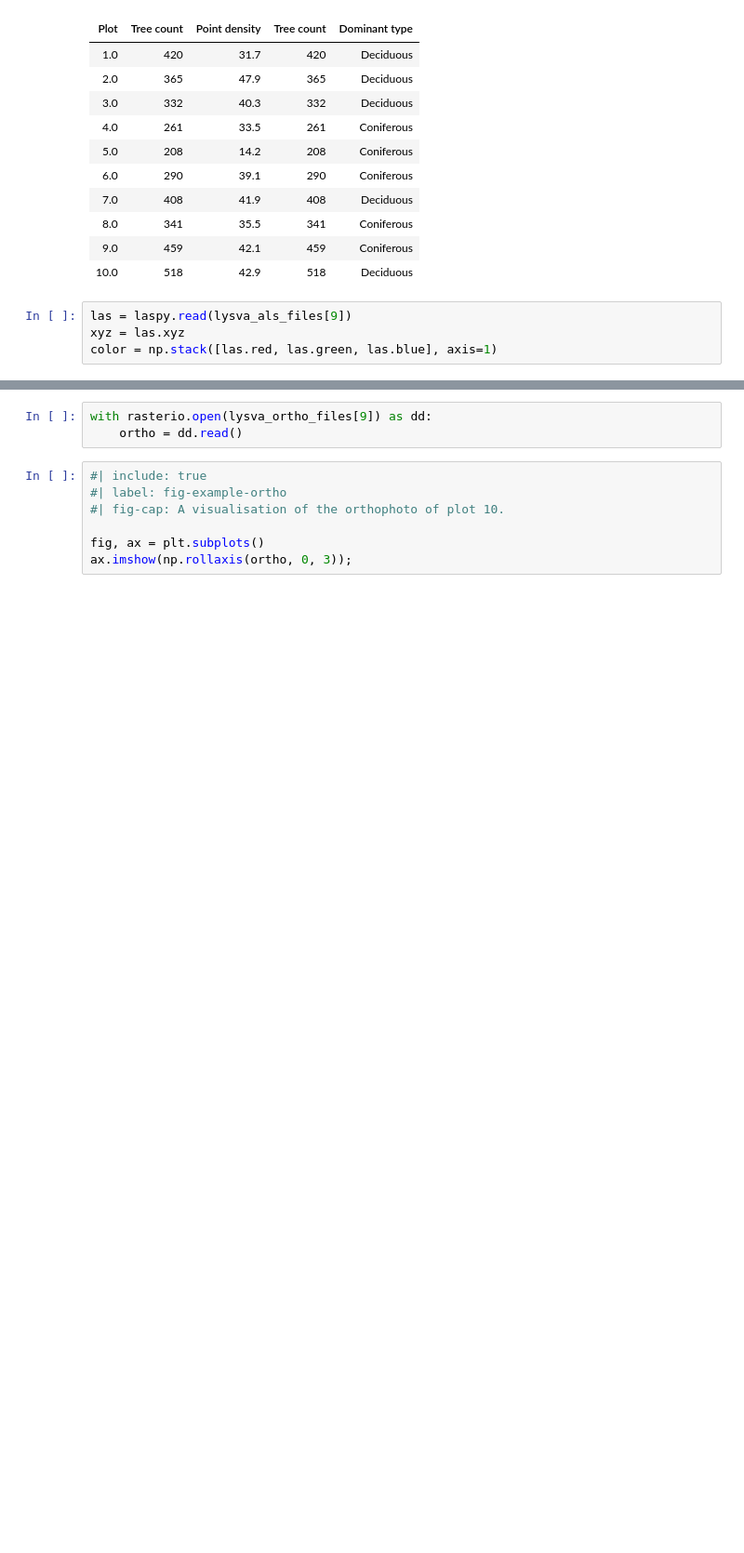
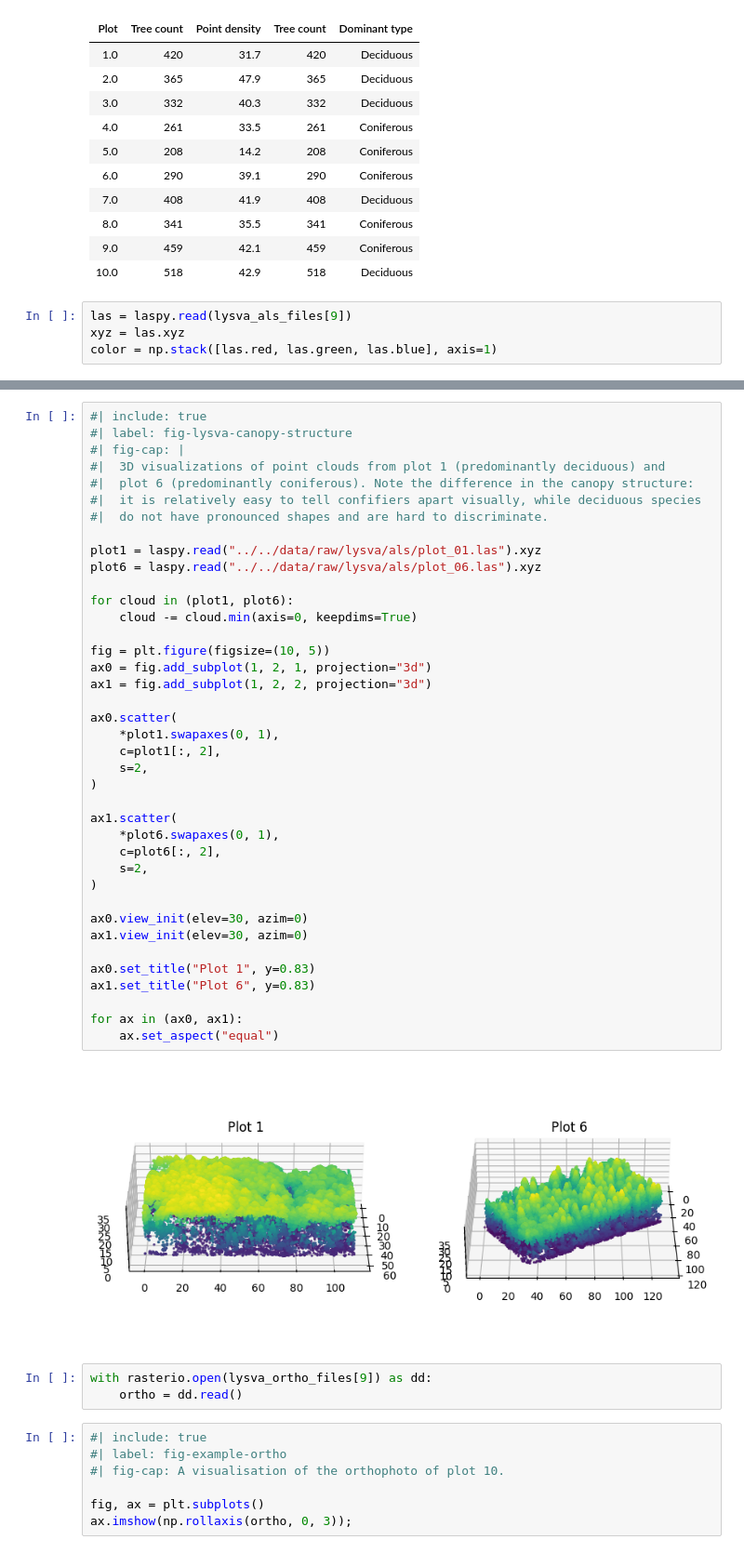
Before and after one commit to iod-ine/thesis, a Jupyter notebook: chapters/03a_lysva_dataset.ipynb, the cells around one changed output, grey strips where cells are left out. Shown: that part at 93% size. Saved outputs shown, nothing was run; the diff lists cells and outputs as text; blank space fills up the shorter version.

```diff
--- a/chapters/03a_lysva_dataset.ipynb
+++ b/chapters/03a_lysva_dataset.ipynb
@@ -108,3 +108,44 @@ src.visualization.clouds.scatter_point_cloud_3d(xyz, color=color / 255, **params
+# %%
+#| include: true
+#| label: fig-lysva-canopy-structure
+#| fig-cap: |
+#|  3D visualizations of point clouds from plot 1 (predominantly deciduous) and
+#|  plot 6 (predominantly coniferous). Note the difference in the canopy structure:
+#|  it is relatively easy to tell confifiers apart visually, while deciduous species
+#|  do not have pronounced shapes and are hard to discriminate.
+
+plot1 = laspy.read("../../data/raw/lysva/als/plot_01.las").xyz
+plot6 = laspy.read("../../data/raw/lysva/als/plot_06.las").xyz
+
+for cloud in (plot1, plot6):
+    cloud -= cloud.min(axis=0, keepdims=True)
+
+fig = plt.figure(figsize=(10, 5))
+ax0 = fig.add_subplot(1, 2, 1, projection="3d")
+ax1 = fig.add_subplot(1, 2, 2, projection="3d")
+
+ax0.scatter(
+    *plot1.swapaxes(0, 1),
+    c=plot1[:, 2],
+    s=2,
+)
+
+ax1.scatter(
+    *plot6.swapaxes(0, 1),
+    c=plot6[:, 2],
+    s=2,
+)
+
+ax0.view_init(elev=30, azim=0)
+ax1.view_init(elev=30, azim=0)
+
+ax0.set_title("Plot 1", y=0.83)
+ax1.set_title("Plot 6", y=0.83)
+
+for ax in (ax0, ax1):
+    ax.set_aspect("equal")
+# %% [output]
+[figure, added]
 # %%
 with rasterio.open(lysva_ortho_files[9]) as dd:
     ortho = dd.read()
```
Also changed, not shown: parts of 3 cells of this notebook.
